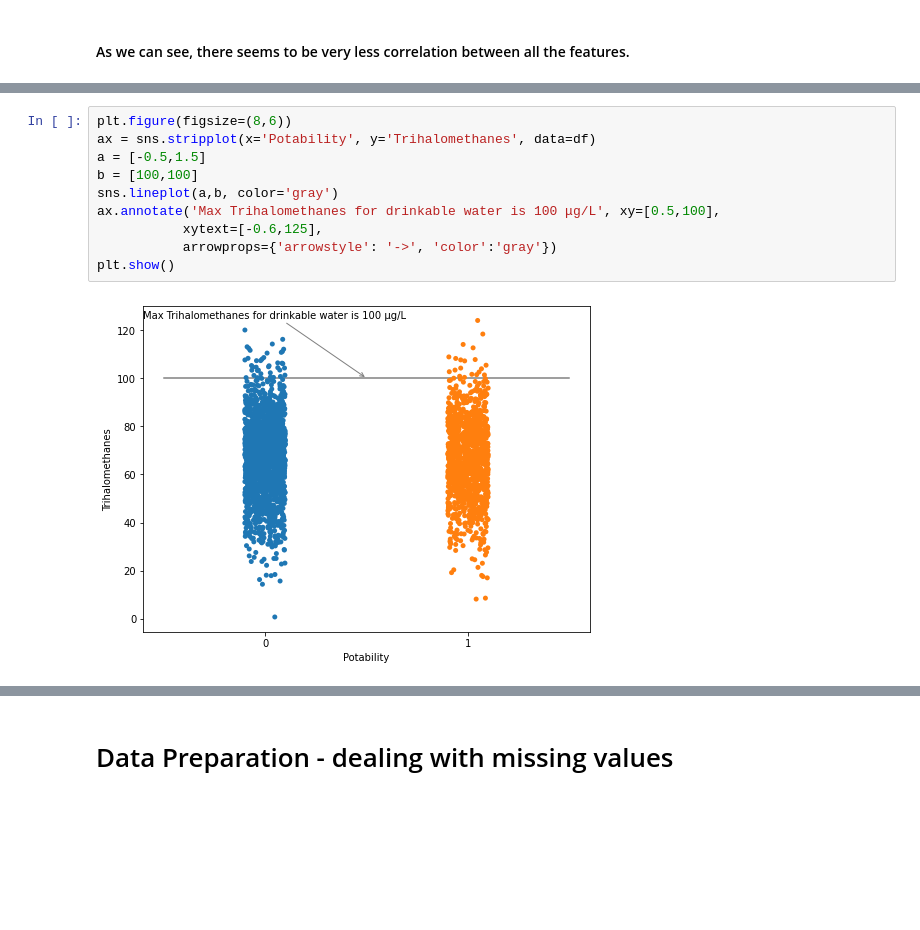
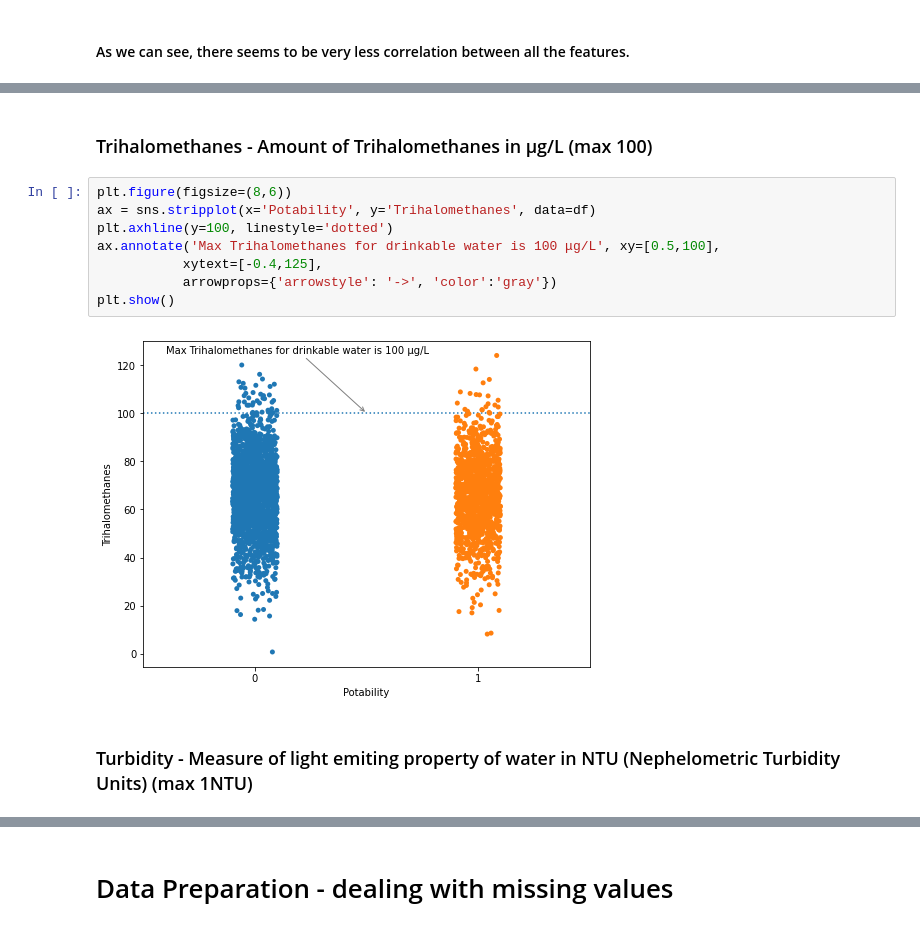
Before and after one commit to AleksanderWernik/Water_potability, a Jupyter notebook: Woda.ipynb, the cells around one changed output, grey strips where cells are left out. Saved outputs shown, nothing was run; the diff lists cells and outputs as text; blank space fills up the shorter version.

```diff
--- a/Woda.ipynb
+++ b/Woda.ipynb
@@ -125,12 +176,14 @@ plt.show()
+# %% [markdown]
+### Trihalomethanes - Amount of Trihalomethanes in μg/L (max 100)
 # %%
 plt.figure(figsize=(8,6))
 ax = sns.stripplot(x='Potability', y='Trihalomethanes', data=df)
-a = [-0.5,1.5]
-b = [100,100]
-sns.lineplot(a,b, color='gray')
+plt.axhline(y=100, linestyle='dotted')
 ax.annotate('Max Trihalomethanes for drinkable water is 100 μg/L', xy=[0.5,100],
-           xytext=[-0.6,125],
+           xytext=[-0.4,125],
            arrowprops={'arrowstyle': '->', 'color':'gray'})
 plt.show()
 # %% [output]
-[figure, old version]
+[figure, new version]
+# %% [markdown]
+### Turbidity - Measure of light emiting property of water in NTU (Nephelometric Turbidity Units) (max 1NTU)
```
Also changed, not shown: parts of 25 cells of this notebook.
